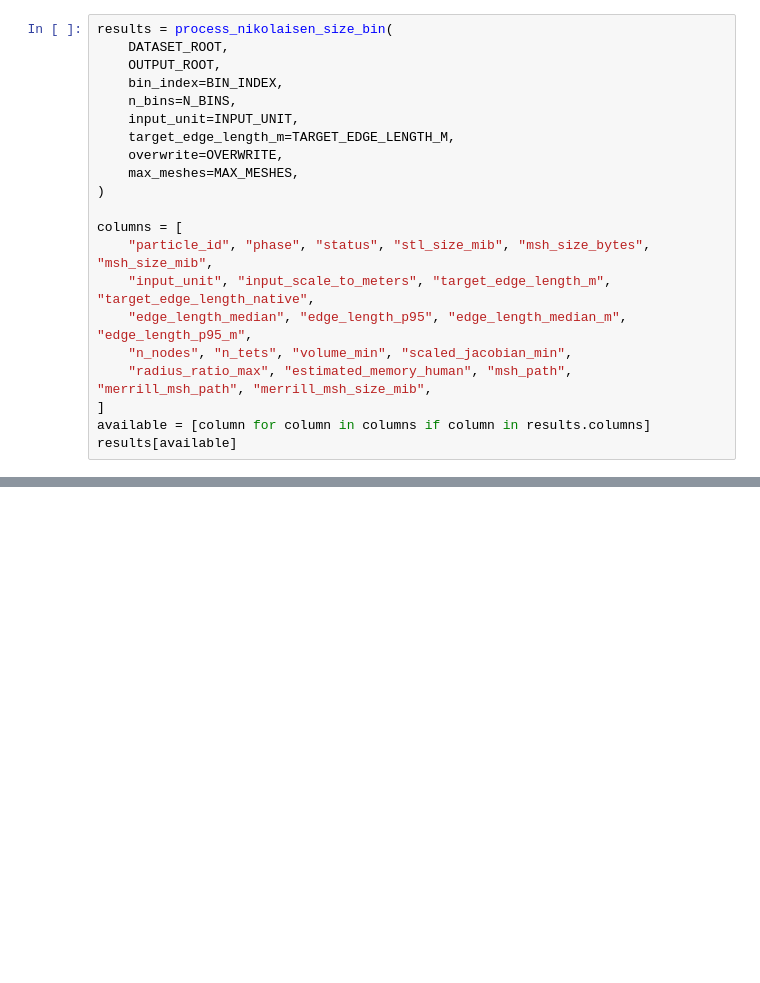
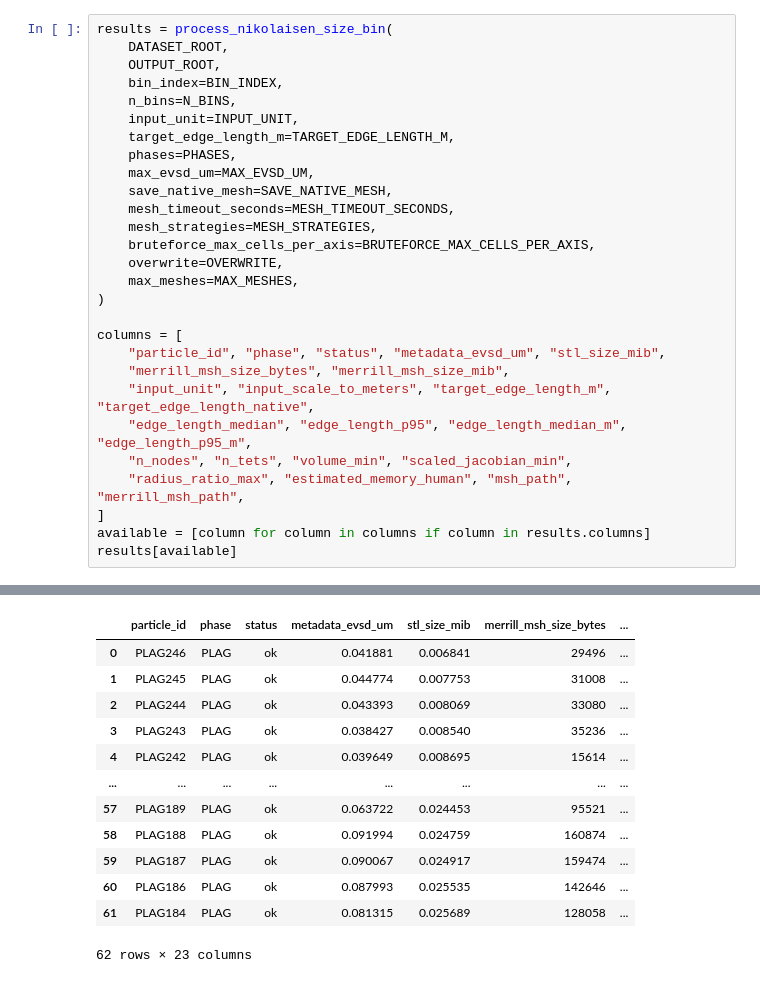
Before and after one commit to duserzym/stl2fem, a Jupyter notebook: examples/Nikolaisen2022_01_bin_00_smallest.ipynb, the cells around one changed output, grey strips where cells are left out. Drawn from its saved outputs; the diff is of its cells as text; blank space fills up the shorter version.

```diff
--- a/examples/Nikolaisen2022_01_bin_00_smallest.ipynb
+++ b/examples/Nikolaisen2022_01_bin_00_smallest.ipynb
@@ -37,16 +67,24 @@ results = process_nikolaisen_size_bin(
     n_bins=N_BINS,
     input_unit=INPUT_UNIT,
     target_edge_length_m=TARGET_EDGE_LENGTH_M,
+    phases=PHASES,
+    max_evsd_um=MAX_EVSD_UM,
+    save_native_mesh=SAVE_NATIVE_MESH,
+    mesh_timeout_seconds=MESH_TIMEOUT_SECONDS,
+    mesh_strategies=MESH_STRATEGIES,
+    bruteforce_max_cells_per_axis=BRUTEFORCE_MAX_CELLS_PER_AXIS,
     overwrite=OVERWRITE,
     max_meshes=MAX_MESHES,
 )
 
 columns = [
-    "particle_id", "phase", "status", "stl_size_mib", "msh_size_bytes", "msh_size_mib",
+    "particle_id", "phase", "status", "metadata_evsd_um", "stl_size_mib",
+    "merrill_msh_size_bytes", "merrill_msh_size_mib",
     "input_unit", "input_scale_to_meters", "target_edge_length_m", "target_edge_length_native",
     "edge_length_median", "edge_length_p95", "edge_length_median_m", "edge_length_p95_m",
     "n_nodes", "n_tets", "volume_min", "scaled_jacobian_min",
-    "radius_ratio_max", "estimated_memory_human", "msh_path", "merrill_msh_path", "merrill_msh_size_mib",
+    "radius_ratio_max", "estimated_memory_human", "msh_path", "merrill_msh_path",
 ]
 available = [column for column in columns if column in results.columns]
 results[available]
+# %% [output]
@@ -53 +93,14 @@ results[available]
+|  | particle_id | phase | status | metadata_evsd_um | stl_size_mib | merrill_msh_size_bytes | ... |
+| 0 | PLAG246 | PLAG | ok | 0.041881 | 0.006841 | 29496 | ... |
+| 1 | PLAG245 | PLAG | ok | 0.044774 | 0.007753 | 31008 | ... |
+| 2 | PLAG244 | PLAG | ok | 0.043393 | 0.008069 | 33080 | ... |
+| 3 | PLAG243 | PLAG | ok | 0.038427 | 0.008540 | 35236 | ... |
+| 4 | PLAG242 | PLAG | ok | 0.039649 | 0.008695 | 15614 | ... |
+| ... | ... | ... | ... | ... | ... | ... | ... |
+| 57 | PLAG189 | PLAG | ok | 0.063722 | 0.024453 | 95521 | ... |
+| 58 | PLAG188 | PLAG | ok | 0.091994 | 0.024759 | 160874 | ... |
+| 59 | PLAG187 | PLAG | ok | 0.090067 | 0.024917 | 159474 | ... |
+| 60 | PLAG186 | PLAG | ok | 0.087993 | 0.025535 | 142646 | ... |
+| 61 | PLAG184 | PLAG | ok | 0.081315 | 0.025689 | 128058 | ... |
+62 rows × 23 columns
 # %%
```
Also changed, not shown: parts of 5 cells of this notebook, 5 other files.
